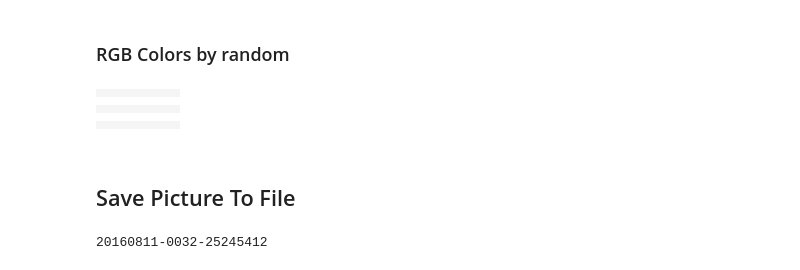
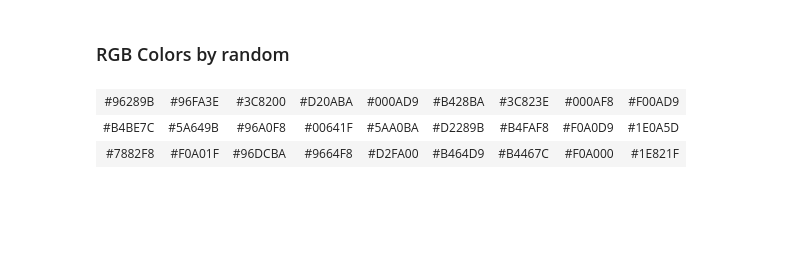
Before and after one commit to djw4u/GenPic, a Jupyter notebook: GPGH02-SVG-Generator.ipynb, the cells around one changed output. Drawn from its saved outputs; the diff is of its cells as text; code cells hidden in the pictures; blank space fills up the shorter version.

```diff
--- a/GPGH02-SVG-Generator.ipynb
+++ b/GPGH02-SVG-Generator.ipynb
@@ -88,14 +102,14 @@ from gp_basics import *
 # %% [markdown]
 ###  Line Construction
 # %%
-nr_of_origins = 12
-nr_of_lines = 18
+nr_of_origins = 43
+nr_of_lines = 2300
 
-origins_x_area = (0, 50)
-origins_y_area = (100, 100)
+origins_x_area = (0, 100)
+origins_y_area = (0, 100)
 
-target_x_area = (95, 100)
-target_y_area = (0, 0)
+target_x_area = (0, 100)
+target_y_area = (0, 100)
 
 # Define starting points for the lines
 origins =[]
@@ -184,21 +232,30 @@ def rgb2svg(r, g, b):
+# %%
+html5_header ="""<!DOCTYPE html>
+<html><head>;
+<style>
+table, th, td {border: none; }
+</style>
+</head> <body> <table >"""
+
+html5_td = '<td style="background-color:{};height:60px; width:60px">'
+
+html5_tail = """</table> </body> </html>"""
 # %%
 circles = []
 rgb_list = []
-for i in range(6):
+for i in range(3):
     circles.append('<tr>')
-    for j in range(6):
-        rgb_list.append(rgb2svg(randrange(0,175,25),
-                                randrange(10,170,10),randrange(10,150,5)))
-        s = '<td>' + circle.format(rgb_list[-1]) + '</td>'
+    for j in range(9):
+        rgb_list.append(rgb2hex( randrange(0,255,30),
+                                randrange(10,255,30),randrange(0,255,31)))
+        s = html5_td.format(rgb_list[-1]) + rgb_list[-1] + '</td>'
+        #s = '<td>' + circle.format(rgb_list[-1]) + '</td>'
         circles.append(s)
     circles.append('</tr>')
-html_text = header + '\n'.join(circles) + tail
+html_text = html5_header + '\n'.join(circles) + html5_tail
 
 HTML(html_text)
 # %% [output]
-|  |  |  |  |  |  |
-|  |  |  |  |  |  |
-|  |  |  |  |  |  |
-|  |  |  |  |  |  |
-|  |  |  |  |  |  |
-|  |  |  |  |  |  |
+| #96289B | #96FA3E | #3C8200 | #D20ABA | #000AD9 | #B428BA | #3C823E | #000AF8 | #F00AD9 |
+| #B4BE7C | #5A649B | #96A0F8 | #00641F | #5AA0BA | #D2289B | #B4FAF8 | #F0A0D9 | #1E0A5D |
+| #7882F8 | #F0A01F | #96DCBA | #9664F8 | #D2FA00 | #B464D9 | #B4467C | #F0A000 | #1E821F |
@@ -218,6 +261,0 @@ circle = '\t<div class="circle" style="background-color:{};"></div>'
-# %% [markdown]
-## Save Picture To File
-# %%
-svg.to_file(zip = False)
-# %% [output]
-20160811-0032-25245412
```
Also changed, not shown: parts of 25 cells of this notebook, 3 other files.
